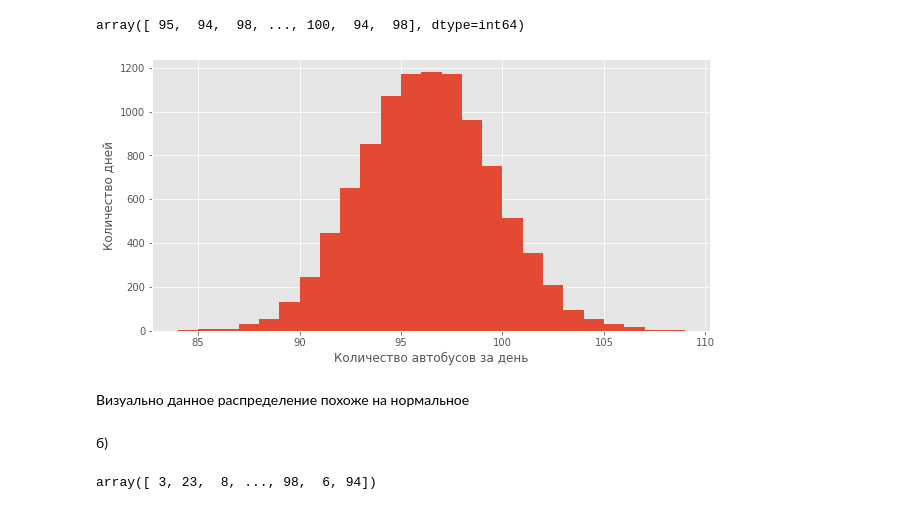
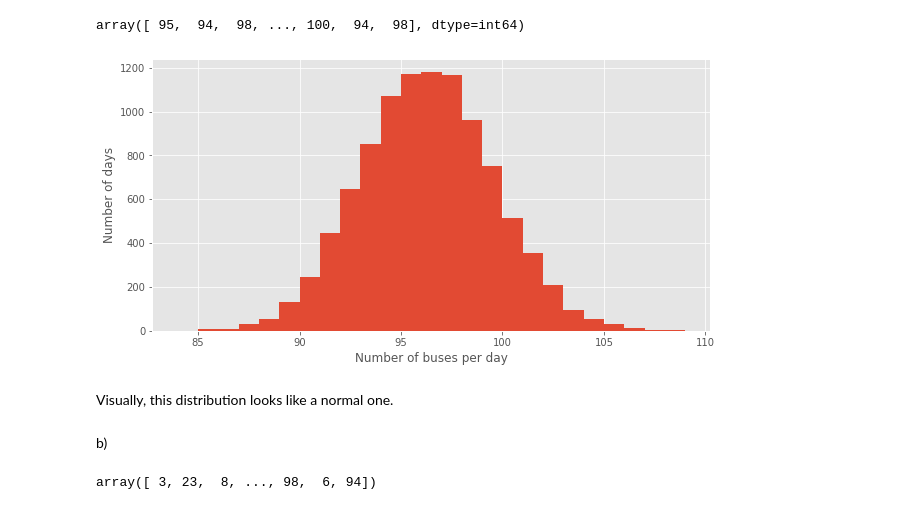
Before and after one commit to Mikhail-Solomonik/DS-course, a Jupyter notebook: hw-2.ipynb, the cells around one changed output. Drawn from its saved outputs; the diff is of its cells as text; code cells hidden in the pictures.

```diff
--- a/hw-2.ipynb
+++ b/hw-2.ipynb
@@ -85,14 +84,14 @@ array([ 95,  94,  98, ..., 100,  94,  98], dtype=int64)
 # %%
 plt.figure(figsize=(10, 5))
 plt.hist(c, bins=25)
-plt.xlabel('Количество автобусов за день')
-plt.ylabel('Количество дней');
+plt.xlabel('Number of buses per day')
+plt.ylabel('Number of days');
 # %% [output]
-[figure, old version]
+[figure, new version]
-# %% [markdown]
-Визуально данное распределение похоже на нормальное
-# %% [markdown]
-б)
+# %% [markdown]
+Visually, this distribution looks like a normal one.
+# %% [markdown]
+b)
 # %%
 np.random.seed(444)
 n = np.random.randint(0, c)
```
Also changed, not shown: parts of 97 cells of this notebook.
